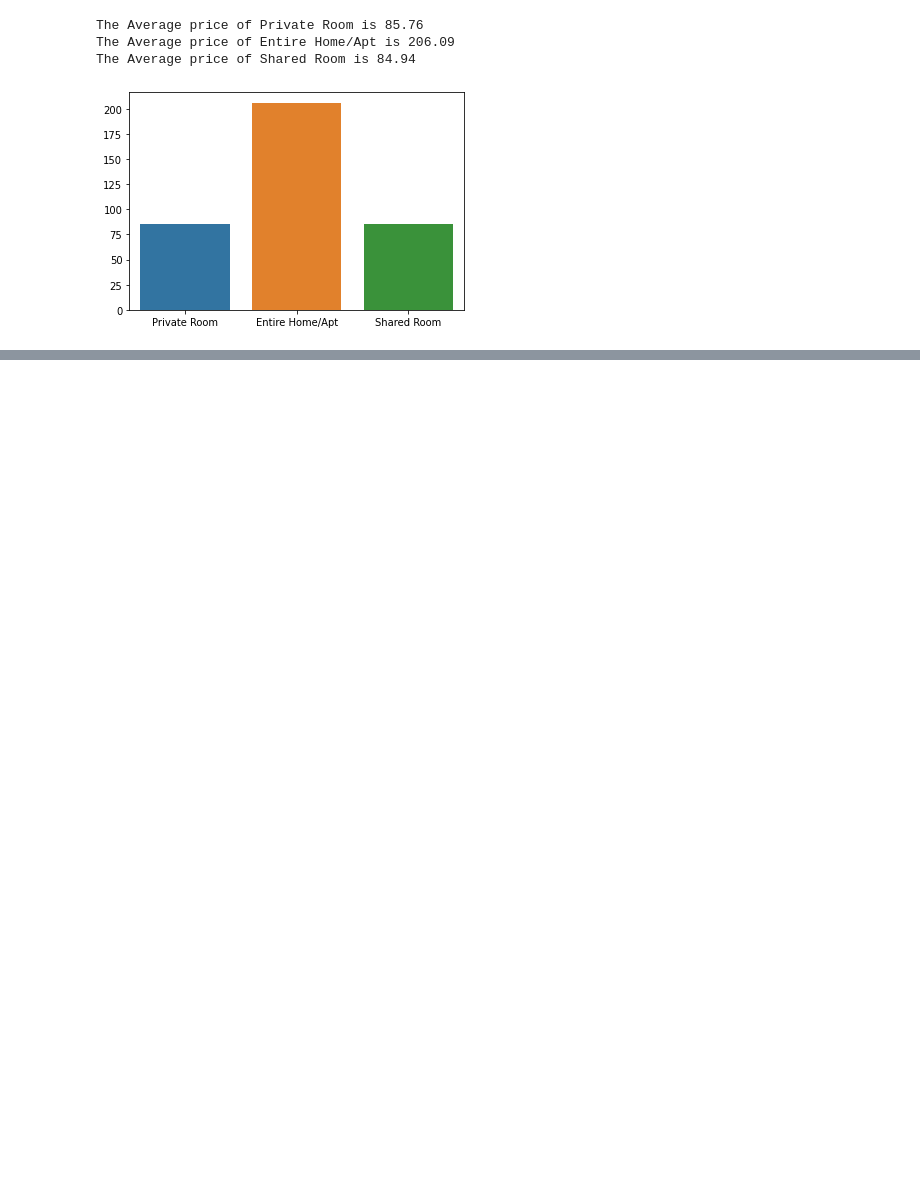
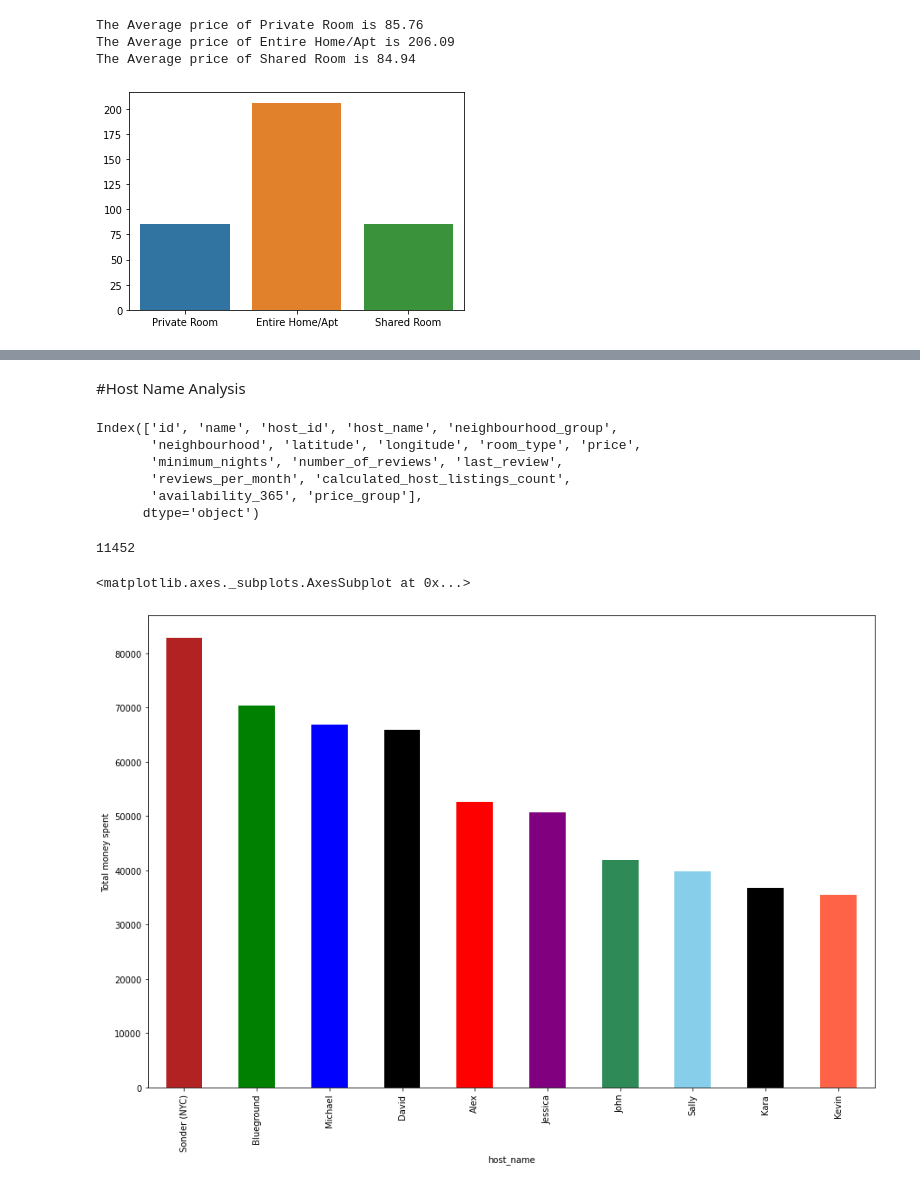
Before and after one commit to Somnath98/EDA-Airbnb, a Jupyter notebook: Air_Bnb_Bookings_Analysis_Capstone_Project.ipynb, the cells around one changed output, grey strips where cells are left out. Cells and saved outputs as stored; diff of their text form; code cells hidden in the pictures; blank space fills up the shorter version.

Commit message:
Host Name Analysis

```diff
--- a/Air_Bnb_Bookings_Analysis_Capstone_Project.ipynb
+++ b/Air_Bnb_Bookings_Analysis_Capstone_Project.ipynb
@@ -326,0 +323,27 @@ The Average price of Shared Room is 84.94
+# %% [markdown]
+#Host Name Analysis
+# %%
+new_air_df=dataset
+# %%
+new_air_df.columns
+# %% [output]
+Index(['id', 'name', 'host_id', 'host_name', 'neighbourhood_group',
+       'neighbourhood', 'latitude', 'longitude', 'room_type', 'price',
+       'minimum_nights', 'number_of_reviews', 'last_review',
+       'reviews_per_month', 'calculated_host_listings_count',
+       'availability_365', 'price_group'],
+      dtype='object')
+# %%
+new_air_df.host_name.nunique()
+# %% [output]
+11452
+# %%
+# Top 10 hosts which have higher spending value
+
+top_10_affluent_hosts = new_air_df.groupby(['host_name'])['price'].sum().sort_values(ascending=False).nlargest(10)
+plt.figure(figsize=[15,10])
+top_10_affluent_hosts.plot(kind= 'bar', ylabel= 'Total money spent', color = ['firebrick', 'green', 'blue', 'black', 'red',
+                                                                              'purple', 'seagreen', 'skyblue', 'black', 'tomato'])
+# %% [output]
+<matplotlib.axes._subplots.AxesSubplot at 0x...>
+[figure, added]
```
Also changed, not shown: parts of 5 cells of this notebook.
